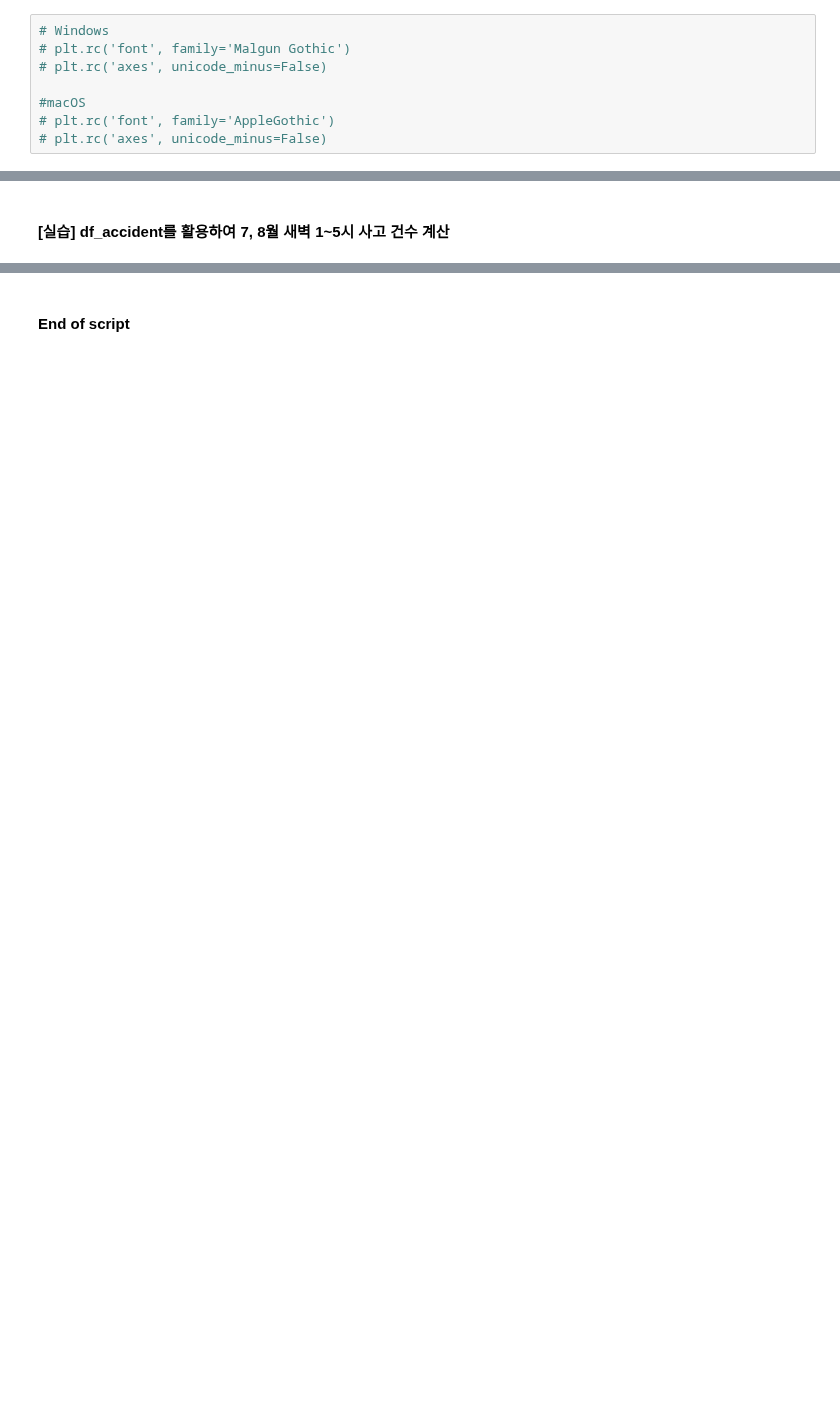
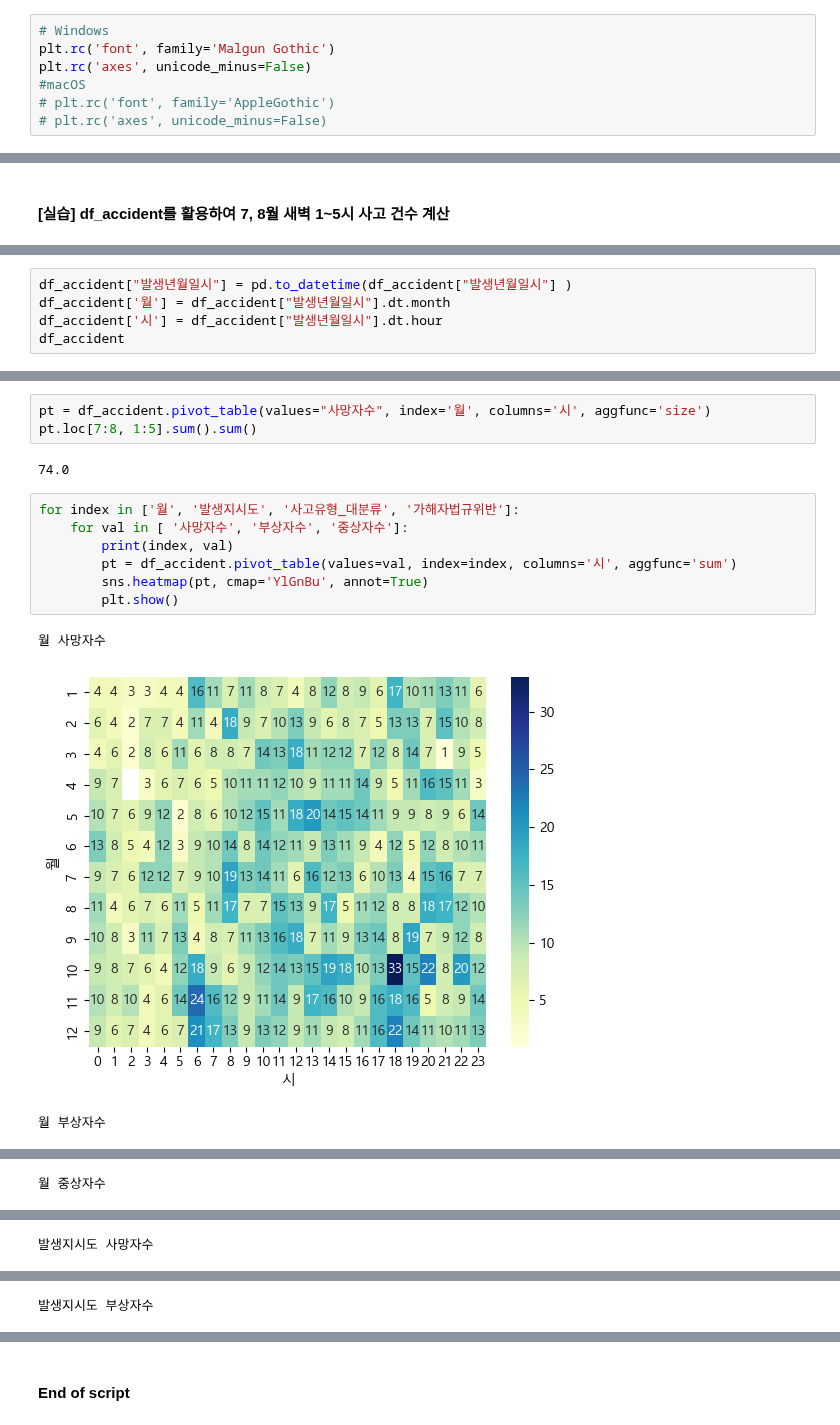
Before and after one commit to jonhpark7966/fastcampus_python_data_analysis, a Jupyter notebook: 20231128_remote/05_데이터 처리 심화.ipynb, the cells around one changed output, grey strips where cells are left out. Cells and saved outputs as stored; diff of their text form; blank space fills up the shorter version.

```diff
--- a/20231128_remote/05_데이터 처리 심화.ipynb
+++ b/20231128_remote/05_데이터 처리 심화.ipynb
@@ -620,9 +481,8 @@ import matplotlib.pyplot as plt
 import seaborn as sns
 # %%
 # Windows
-# plt.rc('font', family='Malgun Gothic')
-# plt.rc('axes', unicode_minus=False)
-
+plt.rc('font', family='Malgun Gothic')
+plt.rc('axes', unicode_minus=False)
 #macOS
 # plt.rc('font', family='AppleGothic')
 # plt.rc('axes', unicode_minus=False)
@@ -666,0 +541,5 @@ df_accident
+# %%
+df_accident["발생년월일시"] = pd.to_datetime(df_accident["발생년월일시"] )
+df_accident['월'] = df_accident["발생년월일시"].dt.month
+df_accident['시'] = df_accident["발생년월일시"].dt.hour
+df_accident
@@ -666,0 +571,16 @@ df_accident
+# %%
+pt = df_accident.pivot_table(values="사망자수", index='월', columns='시', aggfunc='size')
+pt.loc[7:8, 1:5].sum().sum()
+# %% [output]
+74.0
+# %%
+for index in ['월', '발생지시도', '사고유형_대분류', '가해자법규위반']:
+    for val in [ '사망자수', '부상자수', '중상자수']:
+        print(index, val)
+        pt = df_accident.pivot_table(values=val, index=index, columns='시', aggfunc='sum')
+        sns.heatmap(pt, cmap='YlGnBu', annot=True)
+        plt.show()
+# %% [output]
+월 사망자수
+[figure, added]
+월 부상자수
@@ -666,0 +588 @@ df_accident
+월 중상자수
@@ -666,0 +590 @@ df_accident
+발생지시도 사망자수
@@ -666,0 +592 @@ df_accident
+발생지시도 부상자수
```
Also changed, not shown: parts of 64 cells of this notebook, 1 other file.
